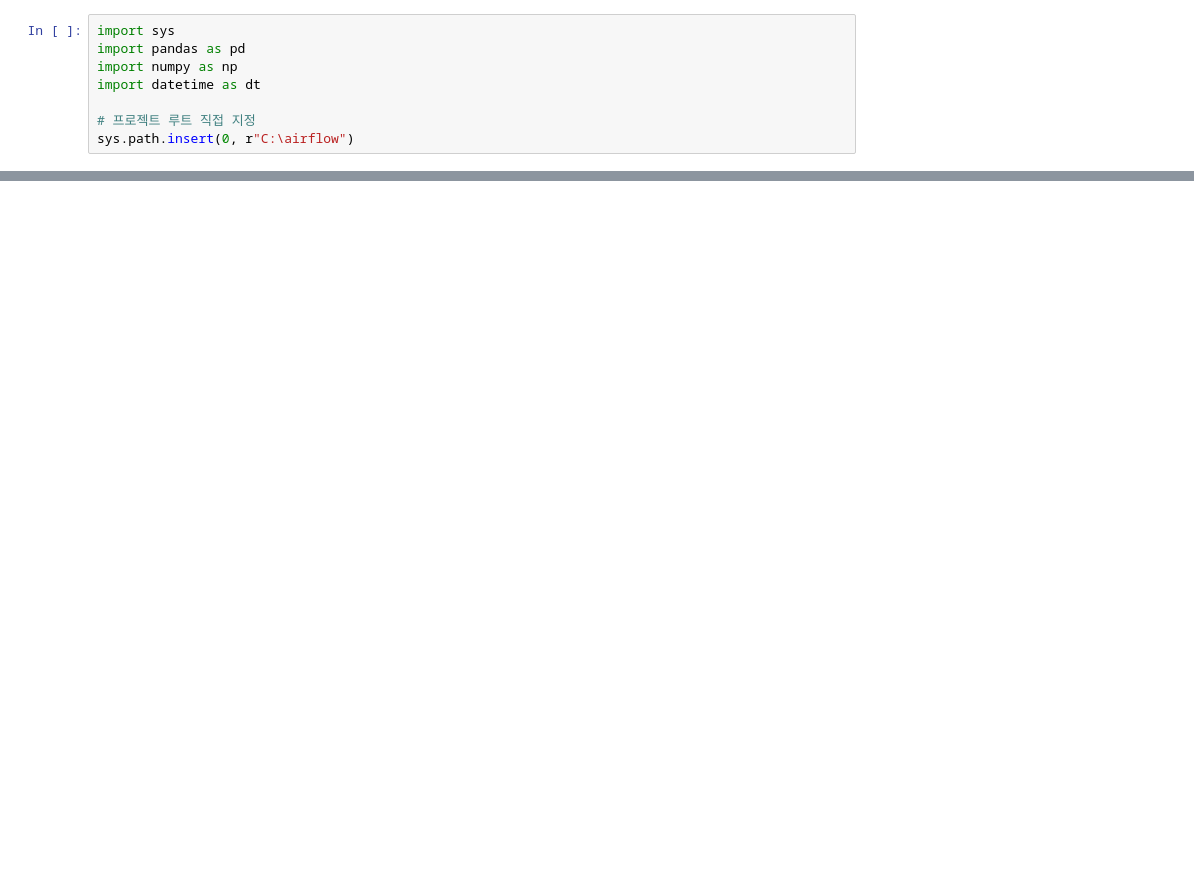
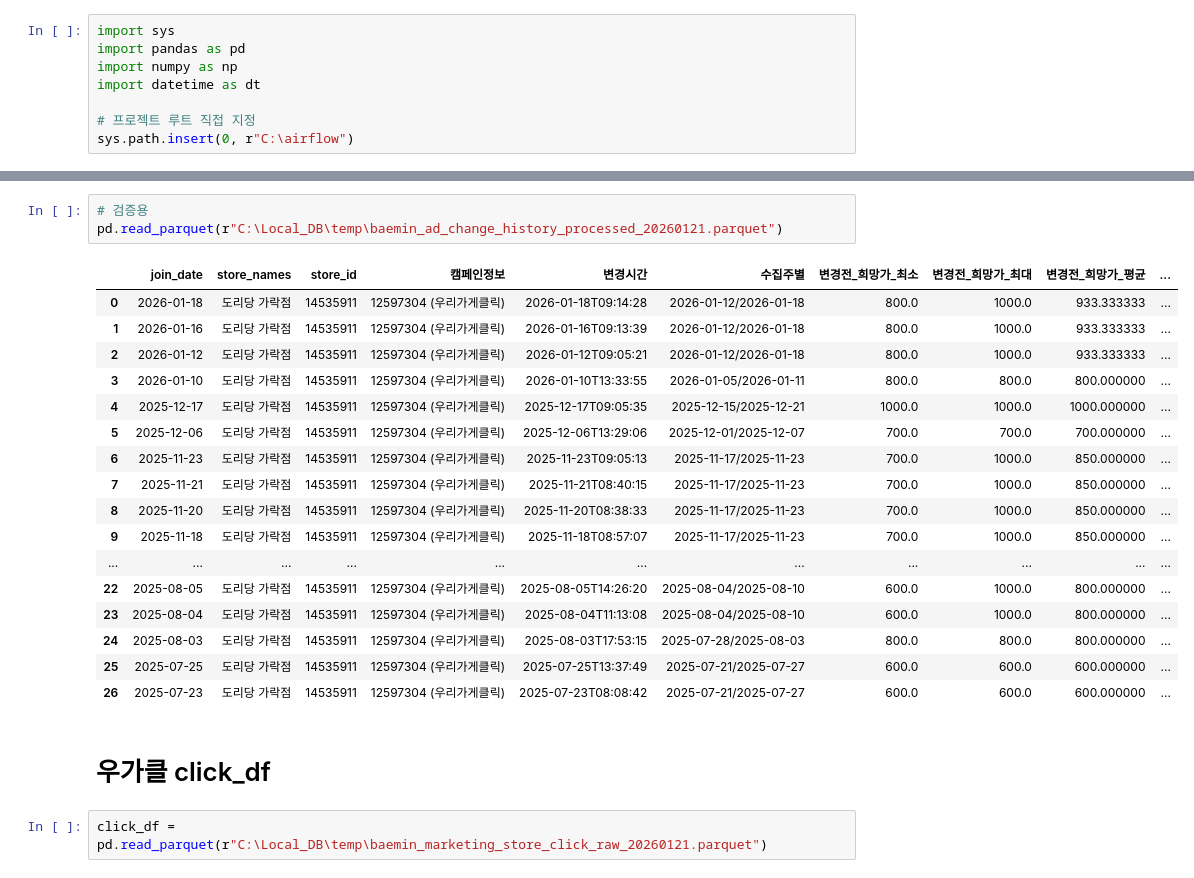
Before and after one commit to doridang001-lab/doridang_airflow, a Jupyter notebook: notebooks/019_영업_마케팅_전처리.ipynb, the cells around one changed output, grey strips where cells are left out. Cells and saved outputs as stored; diff of their text form; blank space fills up the shorter version.

```diff
--- a/notebooks/019_영업_마케팅_전처리.ipynb
+++ b/notebooks/019_영업_마케팅_전처리.ipynb
@@ -8,0 +55,25 @@ sys.path.insert(0, r"C:\airflow")
+# %%
+# 검증용
+pd.read_parquet(r"C:\Local_DB\temp\baemin_ad_change_history_processed_20260121.parquet")
+# %% [output]
+|  | join_date | store_names | store_id | 캠페인정보 | 변경시간 | 수집주별 | 변경전_희망가_최소 | 변경전_희망가_최대 | 변경전_희망가_평균 | ... |
+| 0 | 2026-01-18 | 도리당 가락점 | 14535911 | 12597304 (우리가게클릭) | 2026-01-18T09:14:28 | 2026-01-12/2026-01-18 | 800.0 | 1000.0 | 933.333333 | ... |
+| 1 | 2026-01-16 | 도리당 가락점 | 14535911 | 12597304 (우리가게클릭) | 2026-01-16T09:13:39 | 2026-01-12/2026-01-18 | 800.0 | 1000.0 | 933.333333 | ... |
+| 2 | 2026-01-12 | 도리당 가락점 | 14535911 | 12597304 (우리가게클릭) | 2026-01-12T09:05:21 | 2026-01-12/2026-01-18 | 800.0 | 1000.0 | 933.333333 | ... |
+| 3 | 2026-01-10 | 도리당 가락점 | 14535911 | 12597304 (우리가게클릭) | 2026-01-10T13:33:55 | 2026-01-05/2026-01-11 | 800.0 | 800.0 | 800.000000 | ... |
+| 4 | 2025-12-17 | 도리당 가락점 | 14535911 | 12597304 (우리가게클릭) | 2025-12-17T09:05:35 | 2025-12-15/2025-12-21 | 1000.0 | 1000.0 | 1000.000000 | ... |
+| 5 | 2025-12-06 | 도리당 가락점 | 14535911 | 12597304 (우리가게클릭) | 2025-12-06T13:29:06 | 2025-12-01/2025-12-07 | 700.0 | 700.0 | 700.000000 | ... |
+| 6 | 2025-11-23 | 도리당 가락점 | 14535911 | 12597304 (우리가게클릭) | 2025-11-23T09:05:13 | 2025-11-17/2025-11-23 | 700.0 | 1000.0 | 850.000000 | ... |
+| 7 | 2025-11-21 | 도리당 가락점 | 14535911 | 12597304 (우리가게클릭) | 2025-11-21T08:40:15 | 2025-11-17/2025-11-23 | 700.0 | 1000.0 | 850.000000 | ... |
+| 8 | 2025-11-20 | 도리당 가락점 | 14535911 | 12597304 (우리가게클릭) | 2025-11-20T08:38:33 | 2025-11-17/2025-11-23 | 700.0 | 1000.0 | 850.000000 | ... |
+| 9 | 2025-11-18 | 도리당 가락점 | 14535911 | 12597304 (우리가게클릭) | 2025-11-18T08:57:07 | 2025-11-17/2025-11-23 | 700.0 | 1000.0 | 850.000000 | ... |
+| ... | ... | ... | ... | ... | ... | ... | ... | ... | ... | ... |
+| 22 | 2025-08-05 | 도리당 가락점 | 14535911 | 12597304 (우리가게클릭) | 2025-08-05T14:26:20 | 2025-08-04/2025-08-10 | 600.0 | 1000.0 | 800.000000 | ... |
+| 23 | 2025-08-04 | 도리당 가락점 | 14535911 | 12597304 (우리가게클릭) | 2025-08-04T11:13:08 | 2025-08-04/2025-08-10 | 600.0 | 1000.0 | 800.000000 | ... |
+| 24 | 2025-08-03 | 도리당 가락점 | 14535911 | 12597304 (우리가게클릭) | 2025-08-03T17:53:15 | 2025-07-28/2025-08-03 | 800.0 | 800.0 | 800.000000 | ... |
+| 25 | 2025-07-25 | 도리당 가락점 | 14535911 | 12597304 (우리가게클릭) | 2025-07-25T13:37:49 | 2025-07-21/2025-07-27 | 600.0 | 600.0 | 600.000000 | ... |
+| 26 | 2025-07-23 | 도리당 가락점 | 14535911 | 12597304 (우리가게클릭) | 2025-07-23T08:08:42 | 2025-07-21/2025-07-27 | 600.0 | 600.0 | 600.000000 | ... |
+# %% [markdown]
+# 우가클 click_df
+# %%
+click_df = pd.read_parquet(r"C:\Local_DB\temp\baemin_marketing_store_click_raw_20260121.parquet")
```
Also changed, not shown: parts of 34 cells of this notebook, 8 other files.
